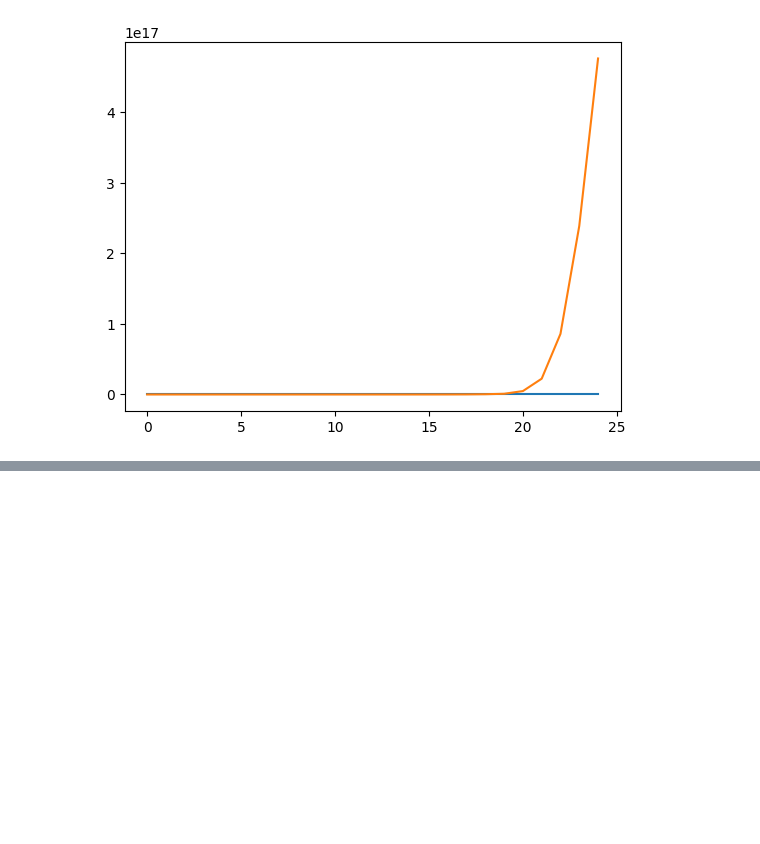
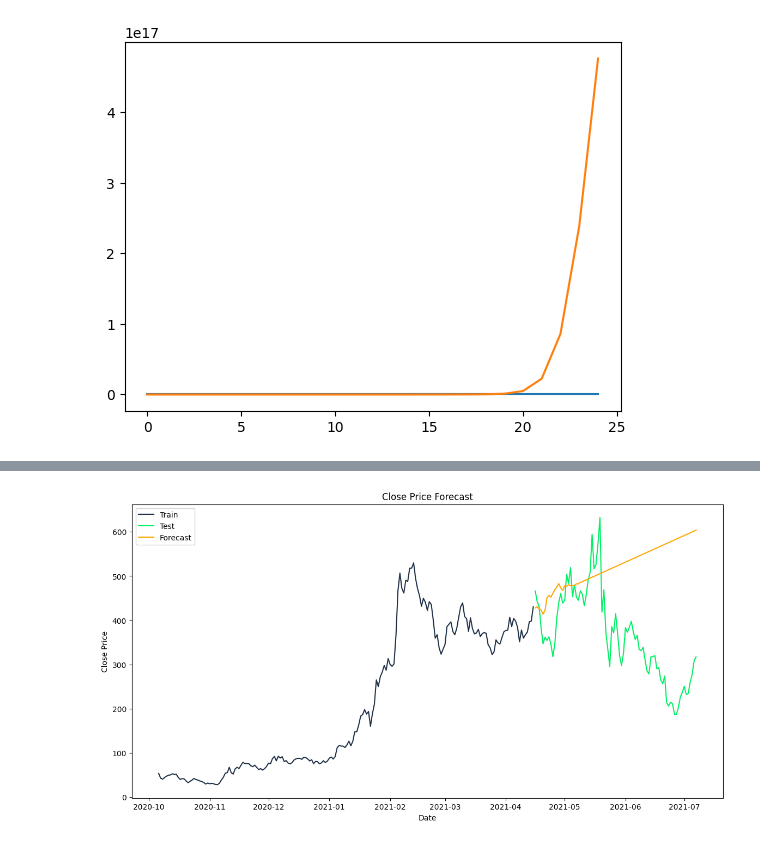
Before and after one commit to SriSupratikTalari/internship-project, a Jupyter notebook: Aave.ipynb, the cells around one changed output, grey strips where cells are left out. Cells and saved outputs as stored; diff of their text form; code cells hidden in the pictures; blank space fills up the shorter version.

Commit message:
created more models

```diff
--- a/Aave.ipynb
+++ b/Aave.ipynb
@@ -142,0 +255,6 @@ ValueError: Mime type rendering requires nbformat>=4.2.0 but it is not installed
+# %%
+train_size = int(len(df) * 0.7)
+train, test = df.iloc[:train_size], df.iloc[train_size:]
+# %%
+model = ARIMA(train["Close"], order=(1,2,22))
+model_fit = model.fit()
@@ -142,0 +269,16 @@ ValueError: Mime type rendering requires nbformat>=4.2.0 but it is not installed
+# %%
+# https://www.datacamp.com/tutorial/arima
+forecast = model_fit.forecast(steps=len(test))
+
+# Plot the results with specified colors
+plt.figure(figsize=(14,7))
+plt.plot(train.index, train["Close"], label='Train', color='#203147')
+plt.plot(test.index, test["Close"], label='Test', color='#01ef63')
+plt.plot(test.index, forecast, label='Forecast', color='orange')
+plt.title('Close Price Forecast')
+plt.xlabel('Date')
+plt.ylabel('Close Price')
+plt.legend()
+plt.show()
+# %% [output]
+[figure, added]
```
Also changed, not shown: parts of 12 cells of this notebook.
